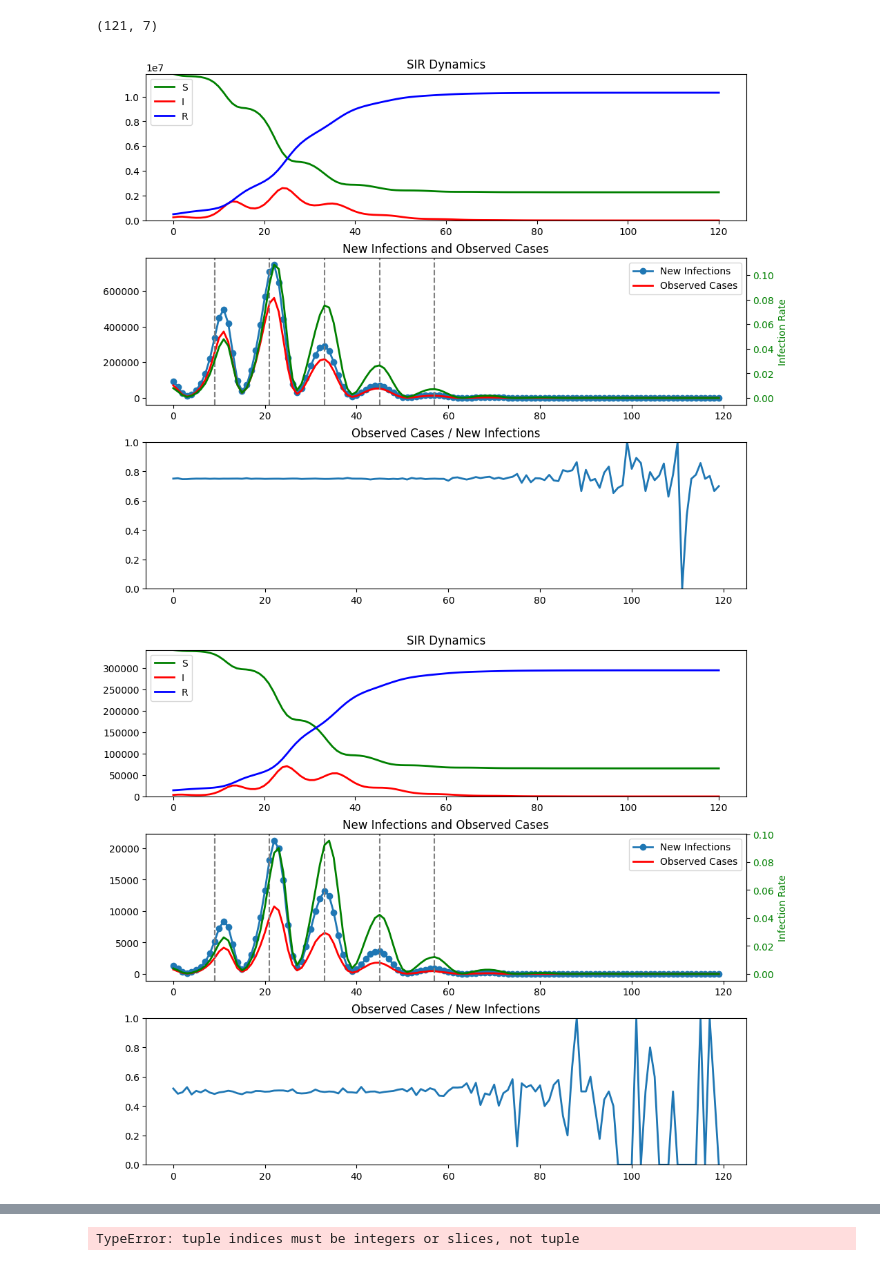
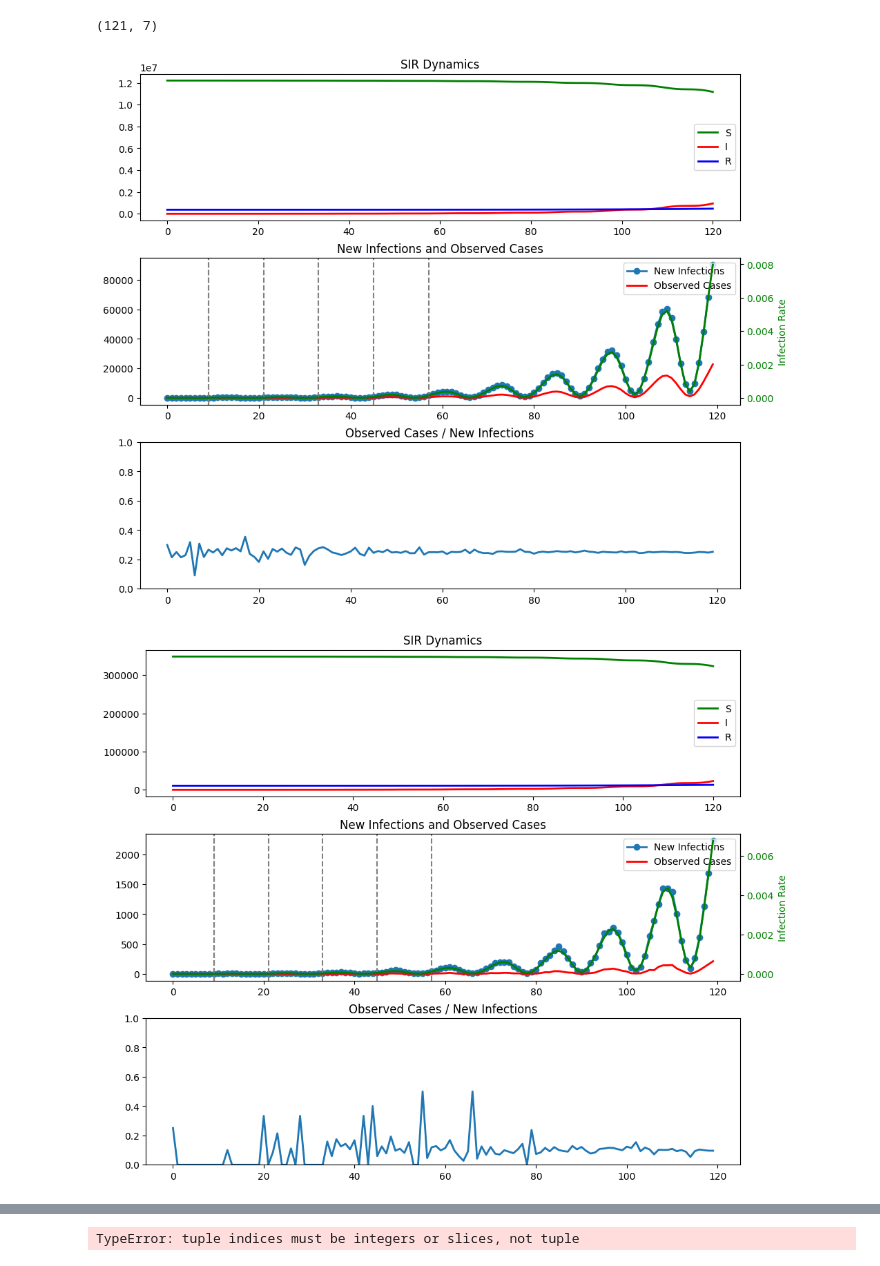
Before and after one commit to hunter-lybbert/uw-central, a Jupyter notebook: disease_dynamics/final_project/mcmc_seasonality.ipynb, the cells around one changed output, grey strips where cells are left out. Cells and saved outputs as stored; diff of their text form; code cells hidden in the pictures.

```diff
--- a/disease_dynamics/final_project/mcmc_seasonality.ipynb
+++ b/disease_dynamics/final_project/mcmc_seasonality.ipynb
@@ -20,18 +29,28 @@ from mcmc_aug import (
 # %%
 horrible_guess = -1e10
 
-guess_beta = 2 / 5
-guess_gamma = 1 / 5
+guess_beta = 36/100
+guess_gamma = 2/100
 guess_season = .9
-guess_peak = 6
+guess_peak = 2
 
-guess_s_init_frac_ny = 0.94
-guess_i_init_frac_ny = 0.02
-guess_rho_ny = 0.75
+# Initial susceptible and infected fractions for New York
+guess_s_init_frac_ny = 0.98
+guess_i_init_frac_ny = .00005
+# guess for rho the reporting rate for New York
+guess_rho_ny = 0.5
+# guess for mu (death rate) and sigma (birth rate) for New York
+guess_mu_ny = 5
+guess_sigma_ny = 2
 
-guess_s_init_frac_vt = 0.95
-guess_i_init_frac_vt = 0.01
+# Initial susceptible and infected fractions for Vermont
+guess_s_init_frac_vt = 0.98
+guess_i_init_frac_vt = .00005
+# guess for rho the reporting rate for Vermont
 guess_rho_vt = 0.5
+# guess for mu (death rate) and sigma (birth rate) for Vermont
+guess_mu_vt = 5
+guess_sigma_vt = 2
 
 init_guess_params = np.array([
     np.log(guess_beta),
@@ -42,13 +61,17 @@ init_guess_params = np.array([
     logit(guess_s_init_frac_ny),
     logit(guess_i_init_frac_ny / (1 - guess_s_init_frac_ny)),
     logit(guess_rho_ny),
+    logit(guess_mu_ny),
+    logit(guess_sigma_ny),
 
     logit(guess_s_init_frac_vt),
     logit(guess_i_init_frac_vt / (1 - guess_s_init_frac_vt)),
     logit(guess_rho_vt),
+    logit(guess_mu_vt),
+    logit(guess_sigma_vt)
 ])
 
-proposal_standard_dev = np.array([0.05, 0.05, 0.2, 0.2, 0.2, 0.2, 0.2, 0.2, 0.2, 0.2])
+# proposal_standard_dev = np.array([0.05, 0.05, 0.2, 0.2, 0.2, 0.2, 0.2, 0.2, 0.2, 0.2])
 num_params = len(init_guess_params)
 # %%
 import pandas as pd
@@ -78,7 +101,7 @@ def helper_plot_func(data: np.ndarray):
     axs[0].plot(data[:, 0], label='S', color='green', linewidth=2)
     axs[0].plot(data[:, 1], label='I', color='red', linewidth=2)
     axs[0].plot(data[:, 2], label='R', color='blue', linewidth=2)
-    axs[0].set_ylim(0, np.nanmax(data[:, 0:3]))
+    # axs[0].set_ylim(0, np.nanmax(data[:, 0:3]))
     axs[0].set_title("SIR Dynamics")
     axs[0].legend()
 
@@ -86,33 +109,33 @@ def helper_plot_func(data: np.ndarray):
     axs[1].plot(data[:, 3], marker='o', linestyle='-', linewidth=2, label='New Infections')
     axs[1].plot(data[:, 5], color='red', linewidth=2, label='Observed Cases')
 
     axs[1].axvline(x=9, linestyle='--', color='gray')  # equivalent to abline at v=9,21,33,45,57
     for x in range(9, 9 + 12 * 4 + 1, 12):
         axs[1].axvline(x=x, linestyle='--', color='gray')
 
     axs[1].set_title("New Infections and Observed Cases")
     axs[1].legend(loc='upper right')
 
     # Overlay the infection rate curve from column 6
     ax2 = axs[1].twinx()
     ax2.plot(data[:, 6], color='green', linewidth=2, label='Infection Rate')
 
     ax2.set_ylabel("Infection Rate", color='green')
     ax2.tick_params(axis='y', labelcolor='green')
 
     # Third plot: Observed / New Infections (reporting rate estimate)
     ratio = np.divide(data[:, 5], data[:, 3], out=np.zeros_like(data[:, 5]), where=data[:, 3]!=0)
 
     axs[2].plot(ratio, linewidth=2)
     axs[2].set_ylim(0, 1)
     axs[2].set_title("Observed Cases / New Infections")
 
     plt.show()
 
 
 for data in data_both:
     helper_plot_func(data)
 # %% [output]
-[figure, old version]
+[figure, new version]
-[figure, old version]
+[figure, new version]
 # %%
```
Also changed, not shown: parts of 7 cells of this notebook, 2 other files.
